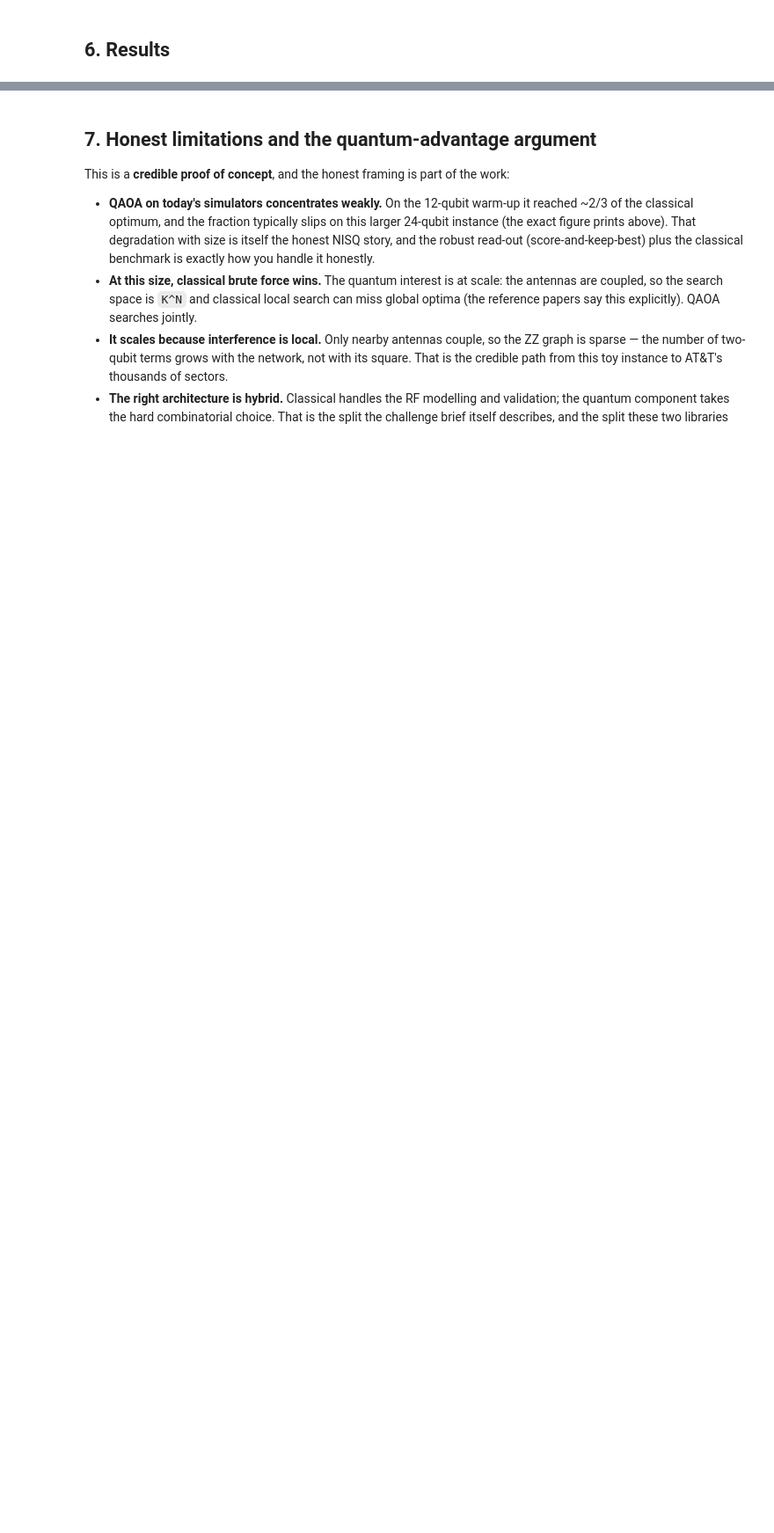
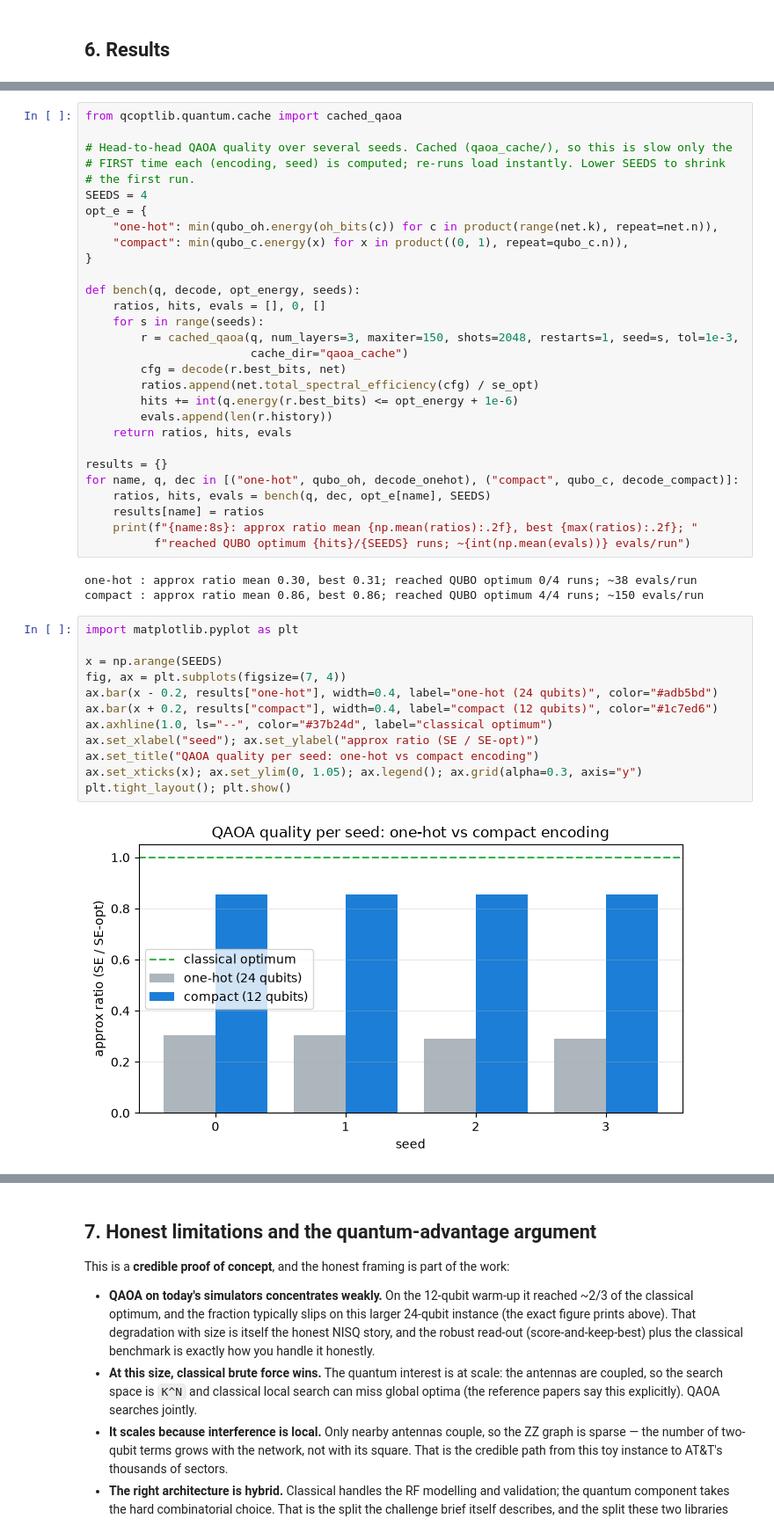
Before and after one commit to Rom5Leo/Telecom_Optimization, a Jupyter notebook: hackathon-2026/alternative-approach/antenna_tilt_hackathon_showcase.ipynb, the cells around one changed output, grey strips where cells are left out. Shown at 88% size. Drawn from its saved outputs; the diff is of its cells as text; blank space fills up the shorter version.

```diff
--- a/hackathon-2026/alternative-approach/antenna_tilt_hackathon_showcase.ipynb
+++ b/hackathon-2026/alternative-approach/antenna_tilt_hackathon_showcase.ipynb
@@ -225,0 +324,46 @@ plt.tight_layout(); plt.show()
+# %%
+from qcoptlib.quantum.cache import cached_qaoa
+
+# Head-to-head QAOA quality over several seeds. Cached (qaoa_cache/), so this is slow only the
+# FIRST time each (encoding, seed) is computed; re-runs load instantly. Lower SEEDS to shrink
+# the first run.
+SEEDS = 4
+opt_e = {
+    "one-hot": min(qubo_oh.energy(oh_bits(c)) for c in product(range(net.k), repeat=net.n)),
+    "compact": min(qubo_c.energy(x) for x in product((0, 1), repeat=qubo_c.n)),
+}
+
+def bench(q, decode, opt_energy, seeds):
+    ratios, hits, evals = [], 0, []
+    for s in range(seeds):
+        r = cached_qaoa(q, num_layers=3, maxiter=150, shots=2048, restarts=1, seed=s, tol=1e-3,
+                        cache_dir="qaoa_cache")
+        cfg = decode(r.best_bits, net)
+        ratios.append(net.total_spectral_efficiency(cfg) / se_opt)
+        hits += int(q.energy(r.best_bits) <= opt_energy + 1e-6)
+        evals.append(len(r.history))
+    return ratios, hits, evals
+
+results = {}
+for name, q, dec in [("one-hot", qubo_oh, decode_onehot), ("compact", qubo_c, decode_compact)]:
+    ratios, hits, evals = bench(q, dec, opt_e[name], SEEDS)
+    results[name] = ratios
+    print(f"{name:8s}: approx ratio mean {np.mean(ratios):.2f}, best {max(ratios):.2f}; "
+          f"reached QUBO optimum {hits}/{SEEDS} runs; ~{int(np.mean(evals))} evals/run")
+# %% [output]
+one-hot : approx ratio mean 0.30, best 0.31; reached QUBO optimum 0/4 runs; ~38 evals/run
+compact : approx ratio mean 0.86, best 0.86; reached QUBO optimum 4/4 runs; ~150 evals/run
+# %%
+import matplotlib.pyplot as plt
+
+x = np.arange(SEEDS)
+fig, ax = plt.subplots(figsize=(7, 4))
+ax.bar(x - 0.2, results["one-hot"], width=0.4, label="one-hot (24 qubits)", color="#adb5bd")
+ax.bar(x + 0.2, results["compact"], width=0.4, label="compact (12 qubits)", color="#1c7ed6")
+ax.axhline(1.0, ls="--", color="#37b24d", label="classical optimum")
+ax.set_xlabel("seed"); ax.set_ylabel("approx ratio (SE / SE-opt)")
+ax.set_title("QAOA quality per seed: one-hot vs compact encoding")
+ax.set_xticks(x); ax.set_ylim(0, 1.05); ax.legend(); ax.grid(alpha=0.3, axis="y")
+plt.tight_layout(); plt.show()
+# %% [output]
+[figure, added]
```
Also changed, not shown: parts of 10 cells of this notebook, 1 other file.
